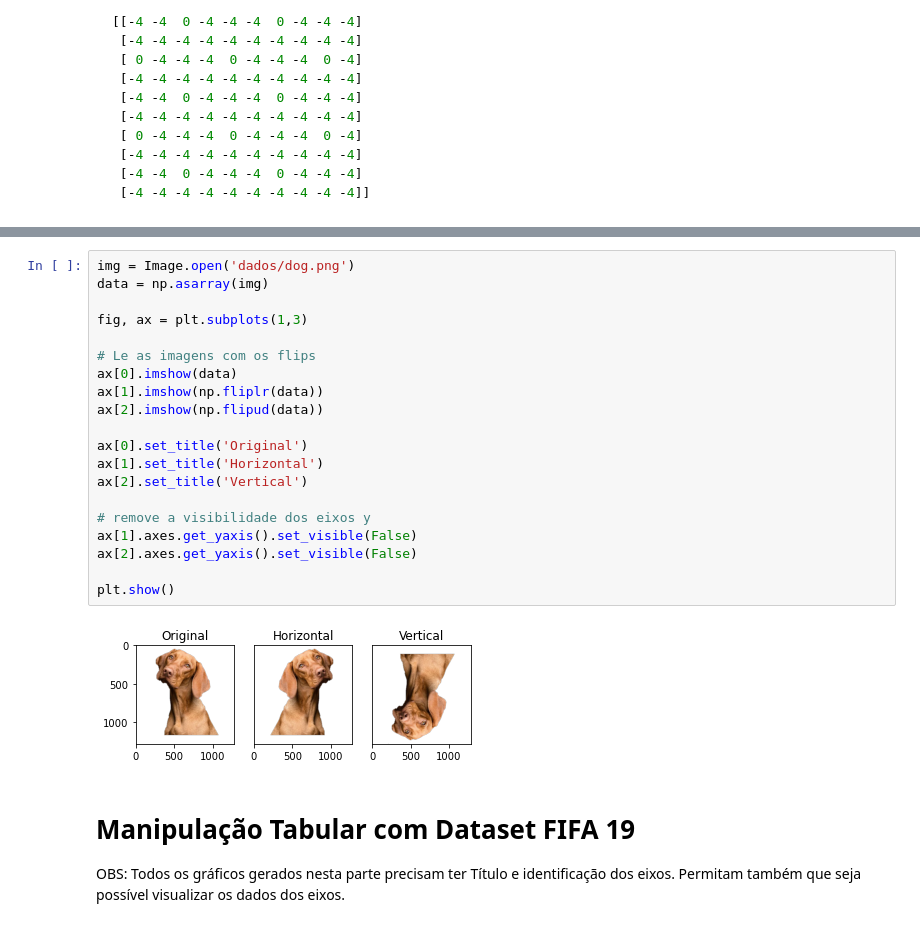
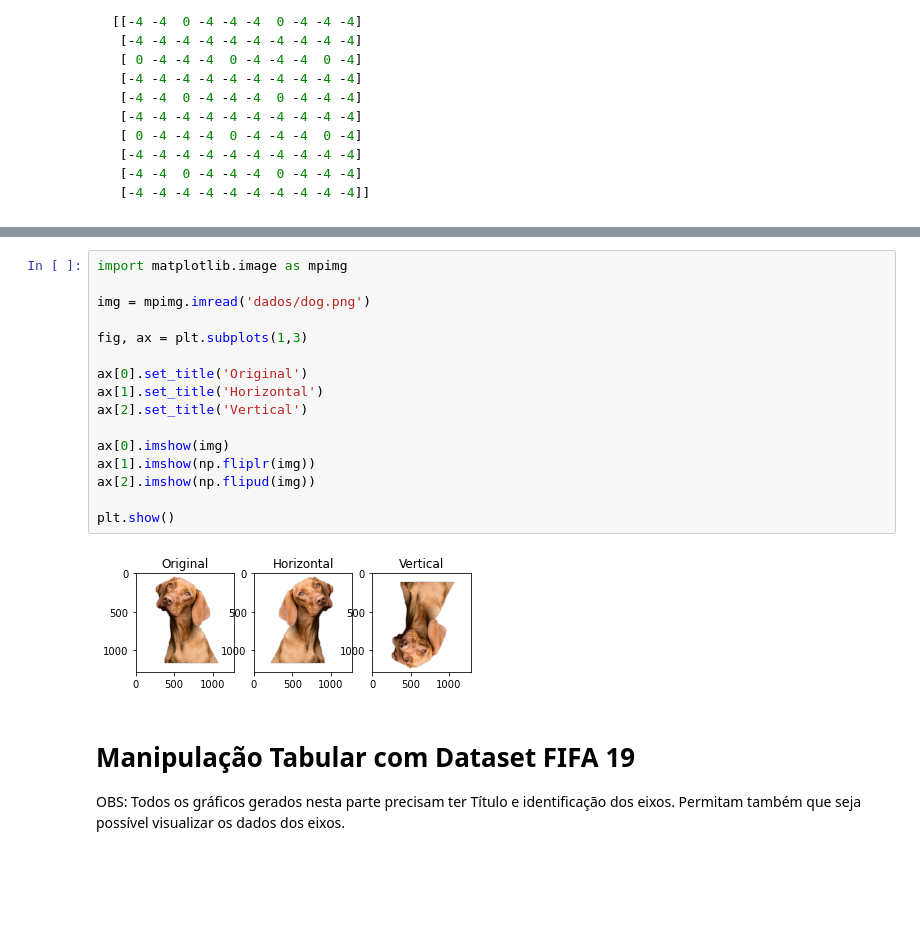
Before and after one commit to macedoti13/EDA-Fifa19Dataset, a Jupyter notebook: TG2.ipynb, the cells around one changed output, grey strips where cells are left out. Cells and saved outputs as stored; diff of their text form; blank space fills up the shorter version.

```diff
--- a/TG2.ipynb
+++ b/TG2.ipynb
@@ -140,27 +138,23 @@ _Observação: utilize somente idexação e fatiamento_
 
 ![](dados/fig-tg2-ex4.png)
 # %%
-img = Image.open('dados/dog.png')
-data = np.asarray(img)
+import matplotlib.image as mpimg
+
+img = mpimg.imread('dados/dog.png')
 
 fig, ax = plt.subplots(1,3)
-
-# Le as imagens com os flips
-ax[0].imshow(data)
-ax[1].imshow(np.fliplr(data))
-ax[2].imshow(np.flipud(data))
 
 ax[0].set_title('Original')
 ax[1].set_title('Horizontal')
 ax[2].set_title('Vertical')
 
-# remove a visibilidade dos eixos y
-ax[1].axes.get_yaxis().set_visible(False)
-ax[2].axes.get_yaxis().set_visible(False)
+ax[0].imshow(img)
+ax[1].imshow(np.fliplr(img))
+ax[2].imshow(np.flipud(img))
 
 plt.show()
 # %% [output]
-[figure, old version]
+[figure, new version]
 # %% [markdown]
 # Manipulação Tabular com Dataset FIFA 19
 
```
Also changed, not shown: parts of 13 cells of this notebook, 2 other files.
